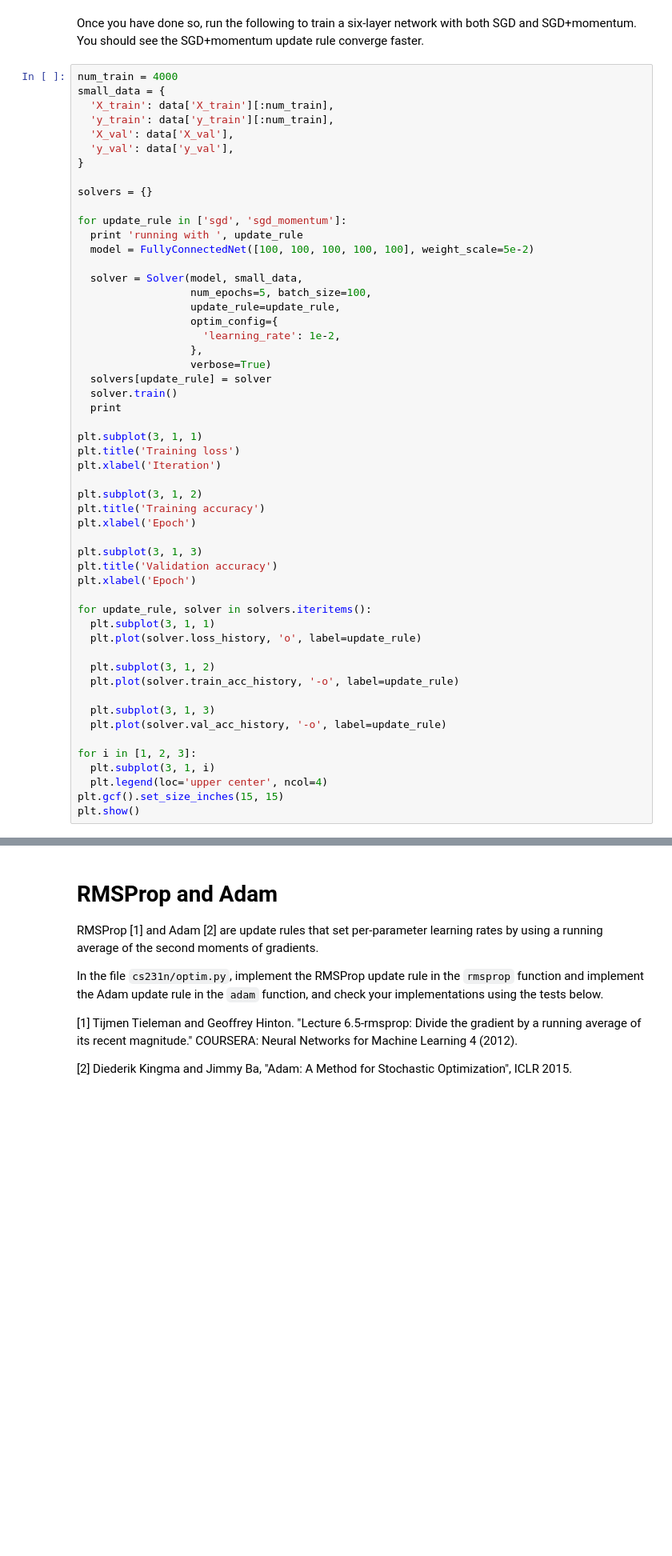
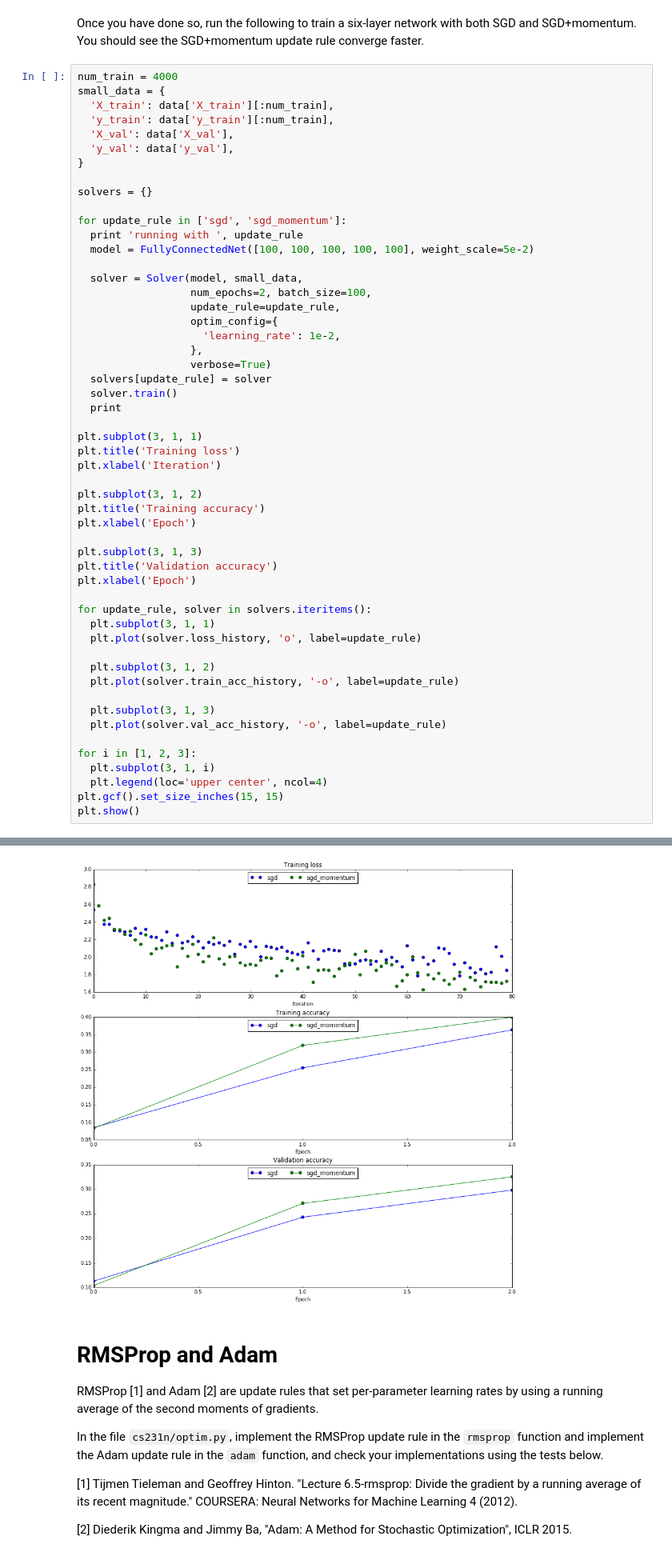
Before and after one commit to ctliu3/MOOC, a Jupyter notebook: cs231n/assignment2/FullyConnectedNets.ipynb, the cells around one changed output, grey strips where cells are left out. Shown: that part at 80% size. Drawn from its saved outputs; the diff is of its cells as text; blank space fills up the shorter version.

```diff
--- a/cs231n/assignment2/FullyConnectedNets.ipynb
+++ b/cs231n/assignment2/FullyConnectedNets.ipynb
@@ -571,7 +574,7 @@ for update_rule in ['sgd', 'sgd_momentum']:
   model = FullyConnectedNet([100, 100, 100, 100, 100], weight_scale=5e-2)
 
   solver = Solver(model, small_data,
-                  num_epochs=5, batch_size=100,
+                  num_epochs=2, batch_size=100,
                   update_rule=update_rule,
                   optim_config={
                     'learning_rate': 1e-2,
@@ -608,3 +611,4 @@ for i in [1, 2, 3]:
   plt.legend(loc='upper center', ncol=4)
 plt.gcf().set_size_inches(15, 15)
 plt.show()
+# %% [output]
@@ -611,3 +632,4 @@ plt.show()
+[figure, added]
 # %% [markdown]
 # RMSProp and Adam
 RMSProp [1] and Adam [2] are update rules that set per-parameter learning rates by using a running average of the second moments of gradients.
```
Also changed, not shown: parts of 5 cells of this notebook, 3 other files.
